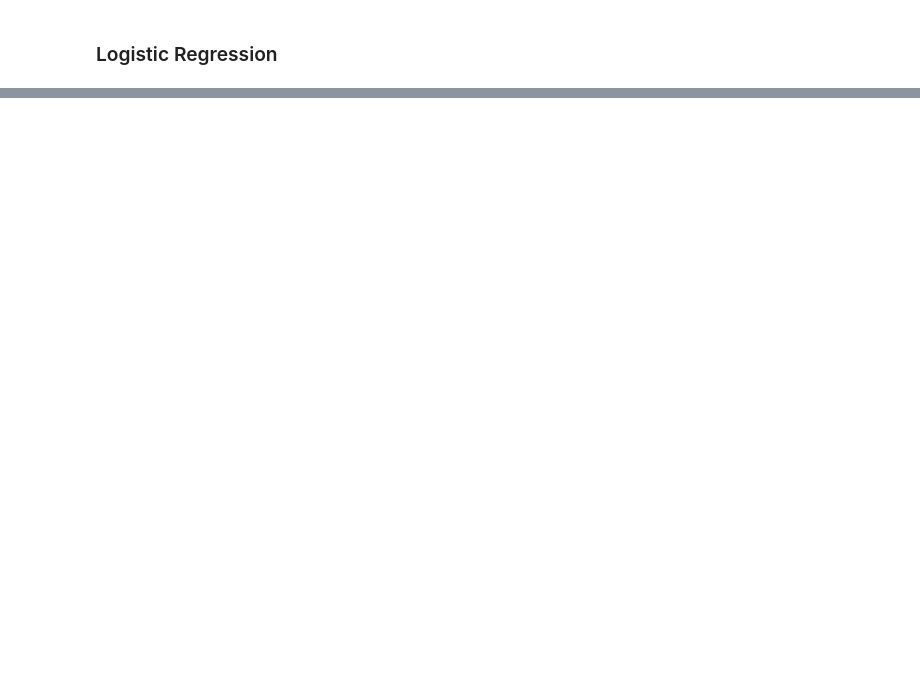
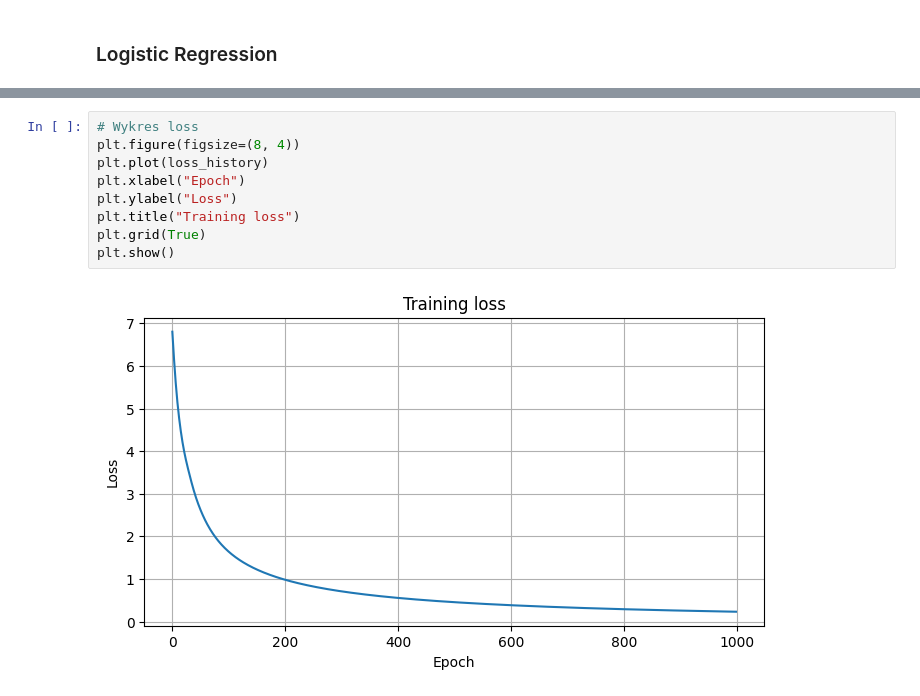
Before and after one commit to DavidJones1102/ML_project, a Jupyter notebook: InterPLM.ipynb, the cells around one changed output, grey strips where cells are left out. Cells and saved outputs as stored; diff of their text form; blank space fills up the shorter version.

```diff
--- a/InterPLM.ipynb
+++ b/InterPLM.ipynb
@@ -490,0 +579,11 @@ print(classification_report(
+# %%
+# Wykres loss
+plt.figure(figsize=(8, 4))
+plt.plot(loss_history)
+plt.xlabel("Epoch")
+plt.ylabel("Loss")
+plt.title("Training loss")
+plt.grid(True)
+plt.show()
+# %% [output]
+[figure, added]
```
Also changed, not shown: parts of 30 cells of this notebook.
